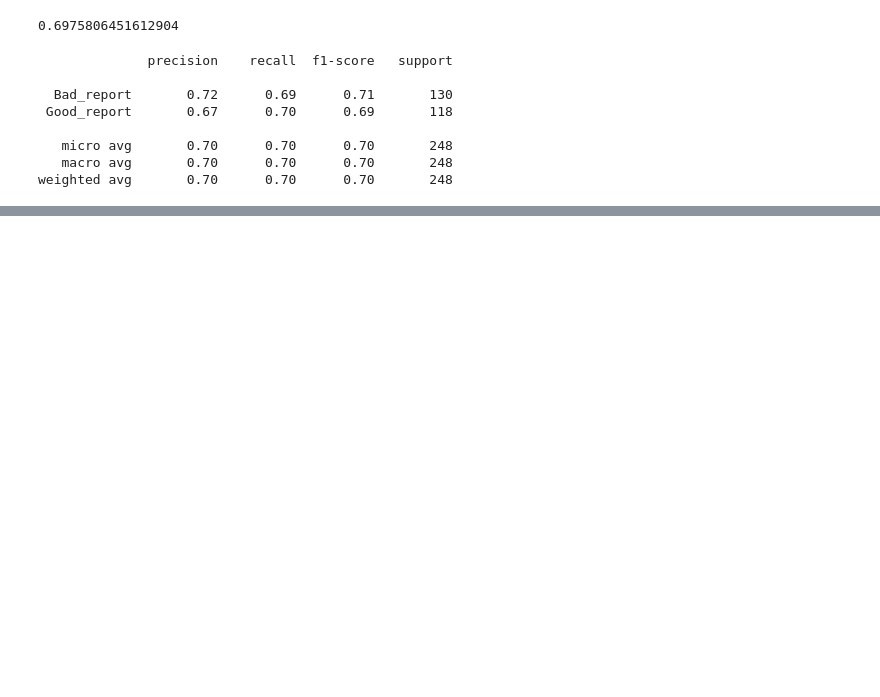
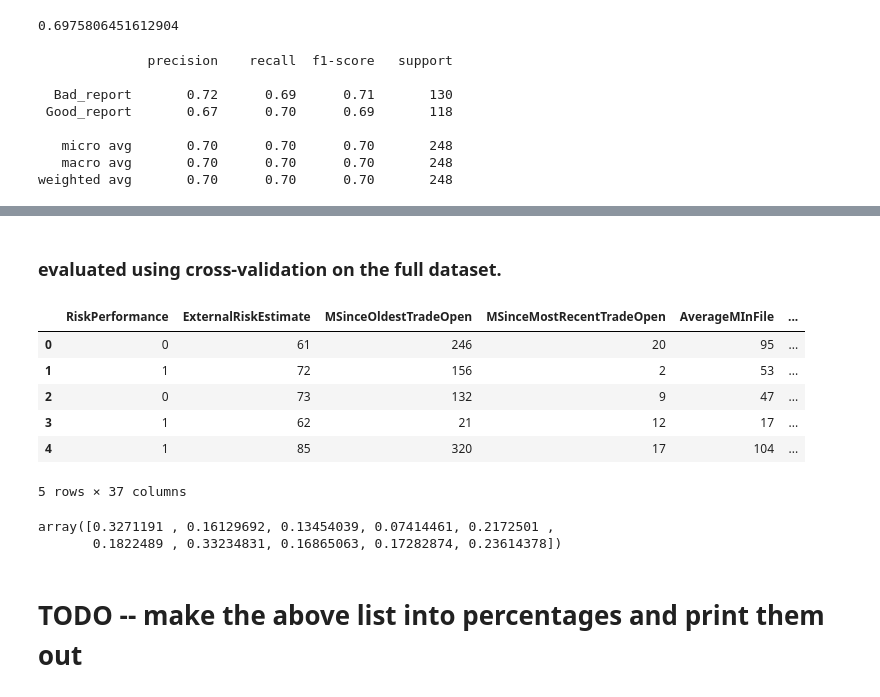
Before and after one commit to Miguelmargar/jupyter-notebook-work, a Jupyter notebook: Data Analytics/Assignment 2/Miguel_Martinez_00021466_Homework2.ipynb, the cells around one changed output, grey strips where cells are left out. Drawn from its saved outputs; the diff is of its cells as text; code cells hidden in the pictures; blank space fills up the shorter version.

Commit message:
finished cross validation for linear regression and started logistic regresssion

```diff
--- a/Data Analytics/Assignment 2/Miguel_Martinez_00021466_Homework2.ipynb
+++ b/Data Analytics/Assignment 2/Miguel_Martinez_00021466_Homework2.ipynb
@@ -1235,3 +1265,14 @@ confusion_matrix(actual_val_test, predict_val_test)
 # %% [output]
 array([[90, 40],
        [35, 83]], dtype=int64)
+# %%
+# find out which is actual and which is predictive for the confusion matrix
+count_good_test = 0
+count_bad_test = 0
+for i in range(len(predict_val_test)):
+    if predict_val_test[i] == 1:
+        count_good_test += 1
+    else:
+        count_bad_test += 1
+print("Good", count_good_test)
+print("Bad", count_bad_test)
@@ -1255,0 +1353,36 @@ weighted avg       0.70      0.70      0.70       248
+# %% [markdown]
+### evaluated using cross-validation on the full dataset.
+# %%
+# use full dataframe - separate categorical features to continous features
+cat_cols_comp = df[['RiskPerformance', 'MaxDelq2PublicRecLast12M', 'MaxDelqEver', 'DelqEver', 'DelqLast12M']].columns
+
+for i in cat_cols_comp:
+    df[i] = df[i].astype('category')
+
+cont_cols_comp = df.select_dtypes(include=['int64', 'float64'])
+
+# change "good" to 1 and "bad" to 0
+df['RiskPerformance'] = np.where(df['RiskPerformance'] == 'Good', 1, 0)
+# %%
+# need to change the type of DelqLast12M in order to create dummy
+df['DelqLast12M'] = df['DelqLast12M'].astype('category')
+
+# Create dummies for DelqLast12M
+featureDelq3 = pd.DataFrame(df['DelqLast12M'])
+dummy5 = pd.get_dummies(featureDelq3)
+df = pd.concat([df, dummy5], axis = 1)
+# %%
+# Create dummies for MaxDelq2PublicRecLast12M
+featureMaxDelq3 = pd.DataFrame(df['MaxDelq2PublicRecLast12M'])
+dummy_6 = pd.get_dummies(featureMaxDelq3)
+df = pd.concat([df, dummy_6], axis = 1)
+# %%
+df.head()
+# %% [output]
+|  | RiskPerformance | ExternalRiskEstimate | MSinceOldestTradeOpen | MSinceMostRecentTradeOpen | AverageMInFile | ... |
+| 0 | 0 | 61 | 246 | 20 | 95 | ... |
+| 1 | 1 | 72 | 156 | 2 | 53 | ... |
+| 2 | 0 | 73 | 132 | 9 | 47 | ... |
+| 3 | 1 | 62 | 21 | 12 | 17 | ... |
+| 4 | 1 | 85 | 320 | 17 | 104 | ... |
+5 rows × 37 columns
@@ -1255,0 +1398,10 @@ weighted avg       0.70      0.70      0.70       248
+# %%
+from sklearn.model_selection import cross_val_score, cross_val_predict
+
+total_score = cross_val_score(LinearRegression(), input_full[cont_features_full], output_full, cv = 10)
+total_score
+# %% [output]
+array([0.3271191 , 0.16129692, 0.13454039, 0.07414461, 0.2172501 ,
+       0.1822489 , 0.33234831, 0.16865063, 0.17282874, 0.23614378])
+# %% [markdown]
+# TODO -- make the above list into percentages and print them out
```
Also changed, not shown: parts of 26 cells of this notebook.
